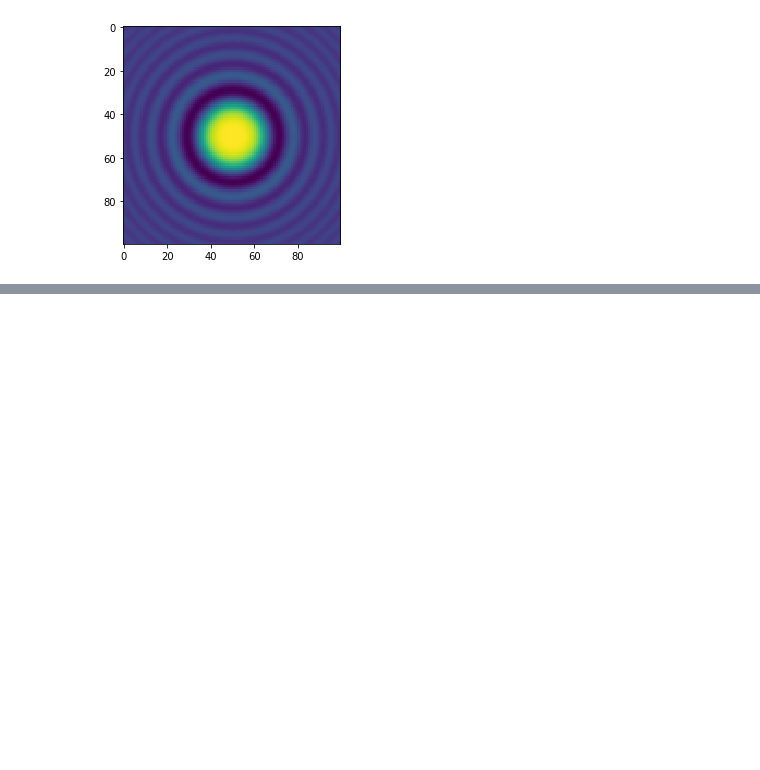
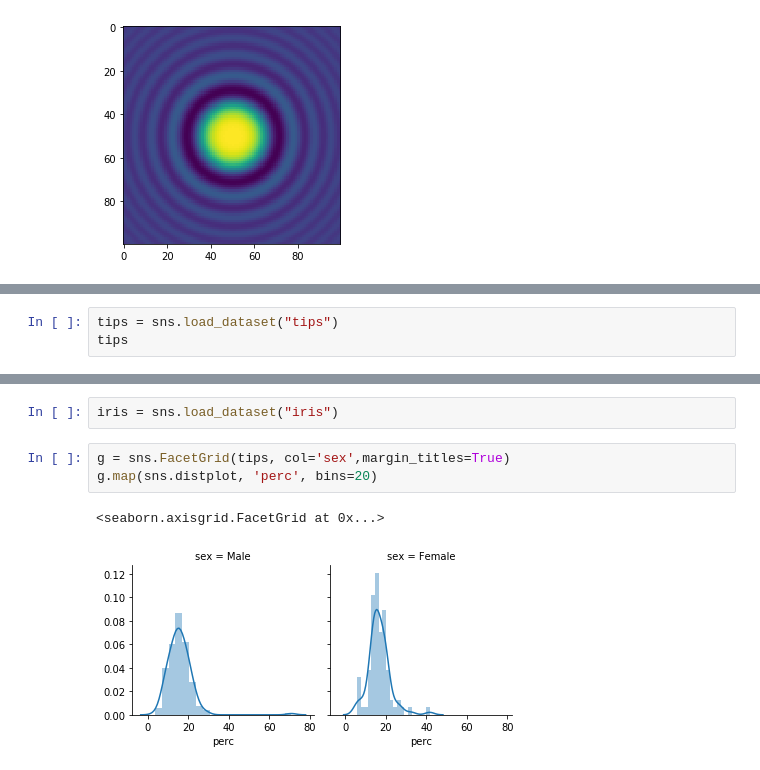
Before and after one commit to hangjianli/2019-fa-stats131, a Jupyter notebook: disc7.ipynb, the cells around one changed output, grey strips where cells are left out. Cells and saved outputs as stored; diff of their text form; blank space fills up the shorter version.

```diff
--- a/disc7.ipynb
+++ b/disc7.ipynb
@@ -40,0 +61,3 @@ plt.imshow(z)
+# %%
+tips = sns.load_dataset("tips")
+tips
@@ -40,0 +78,8 @@ plt.imshow(z)
+# %%
+iris = sns.load_dataset("iris")
+# %%
+g = sns.FacetGrid(tips, col='sex',margin_titles=True)
+g.map(sns.distplot, 'perc', bins=20)
+# %% [output]
+<seaborn.axisgrid.FacetGrid at 0x...>
+[figure, added]
```
Also changed, not shown: parts of 8 cells of this notebook, 5 other files.
